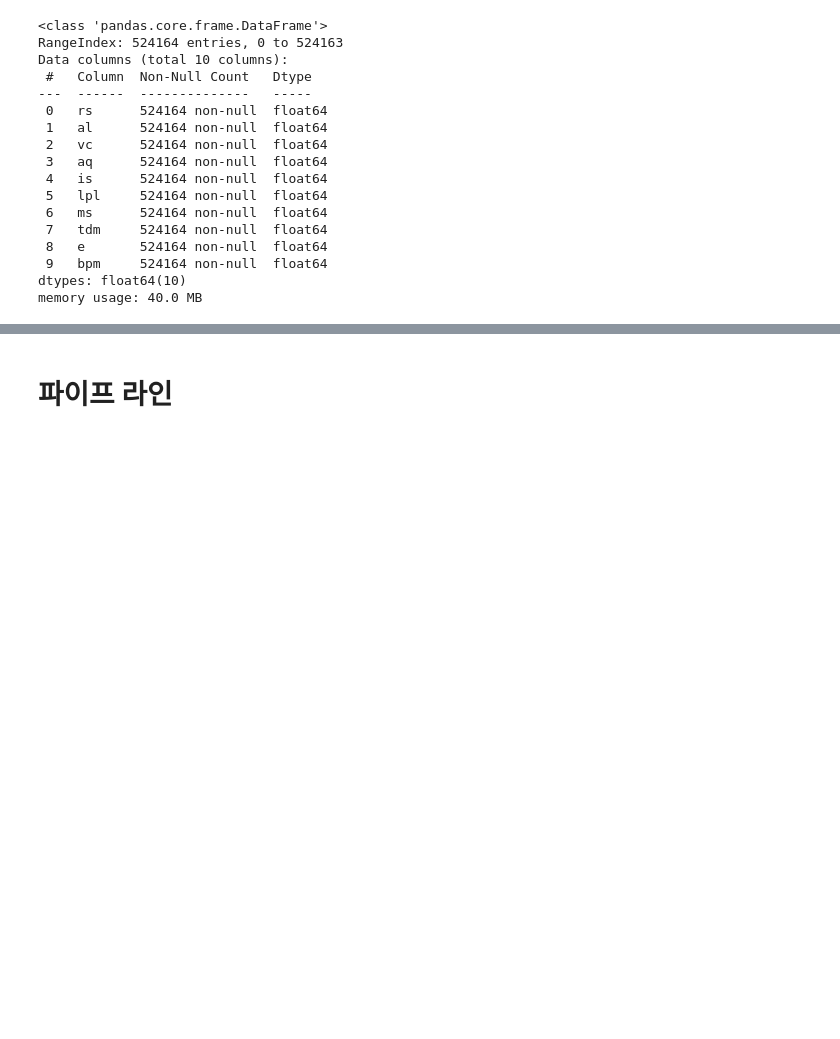
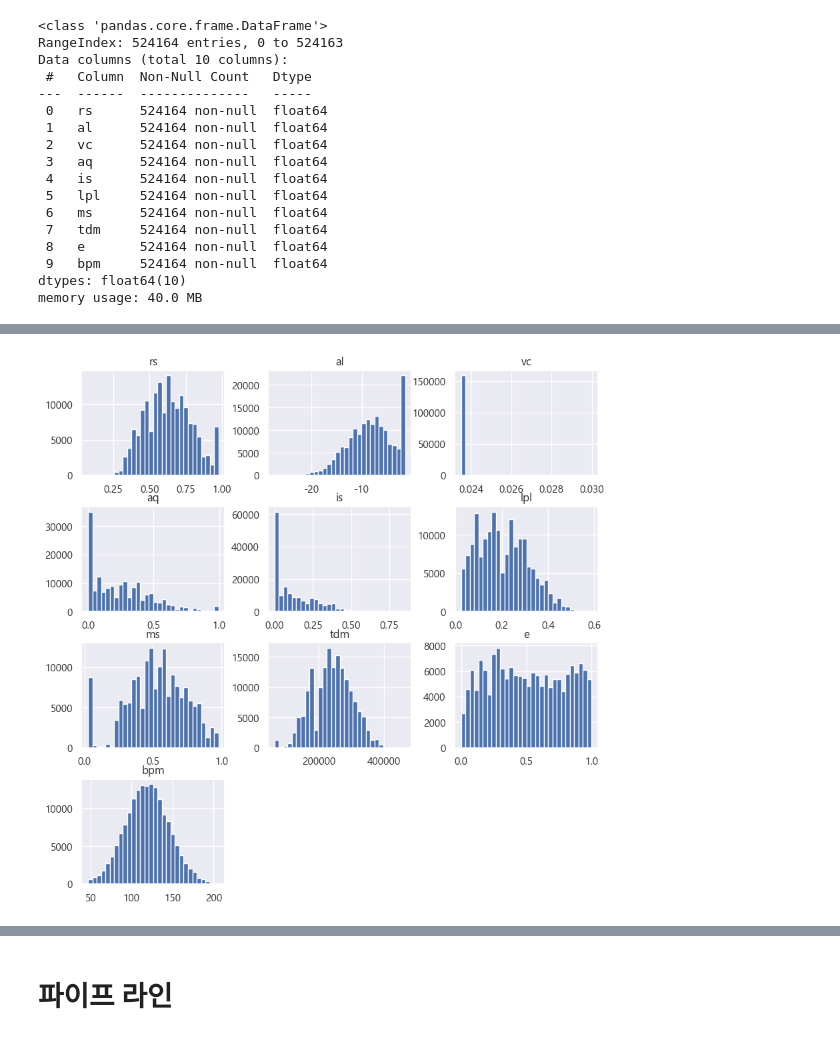
Before and after one commit to Cathesth/bpm-prediction, a Jupyter notebook: jupyter/PRJ-JH.ipynb, the cells around one changed output, grey strips where cells are left out. Drawn from its saved outputs; the diff is of its cells as text; code cells hidden in the pictures; blank space fills up the shorter version.

```diff
--- a/jupyter/PRJ-JH.ipynb
+++ b/jupyter/PRJ-JH.ipynb
@@ -107,0 +110,5 @@ plt.show()
+# %%
+df[df['vc'] <= 0.03].hist(figsize=(10, 10), bins=30)
+plt.show()
+# %% [output]
+[figure, added]
```
Also changed, not shown: parts of 35 cells of this notebook, 4 other files.
